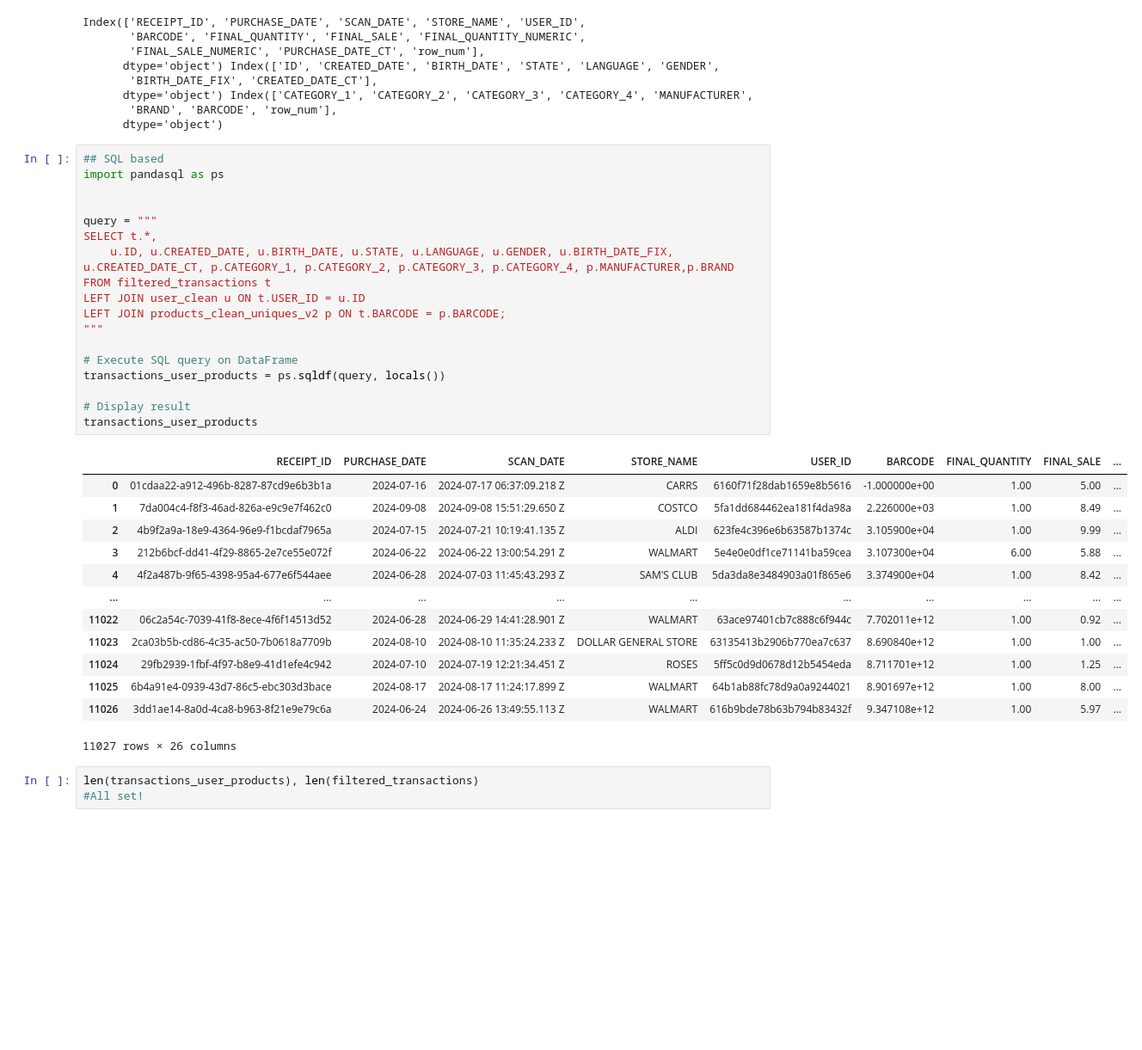
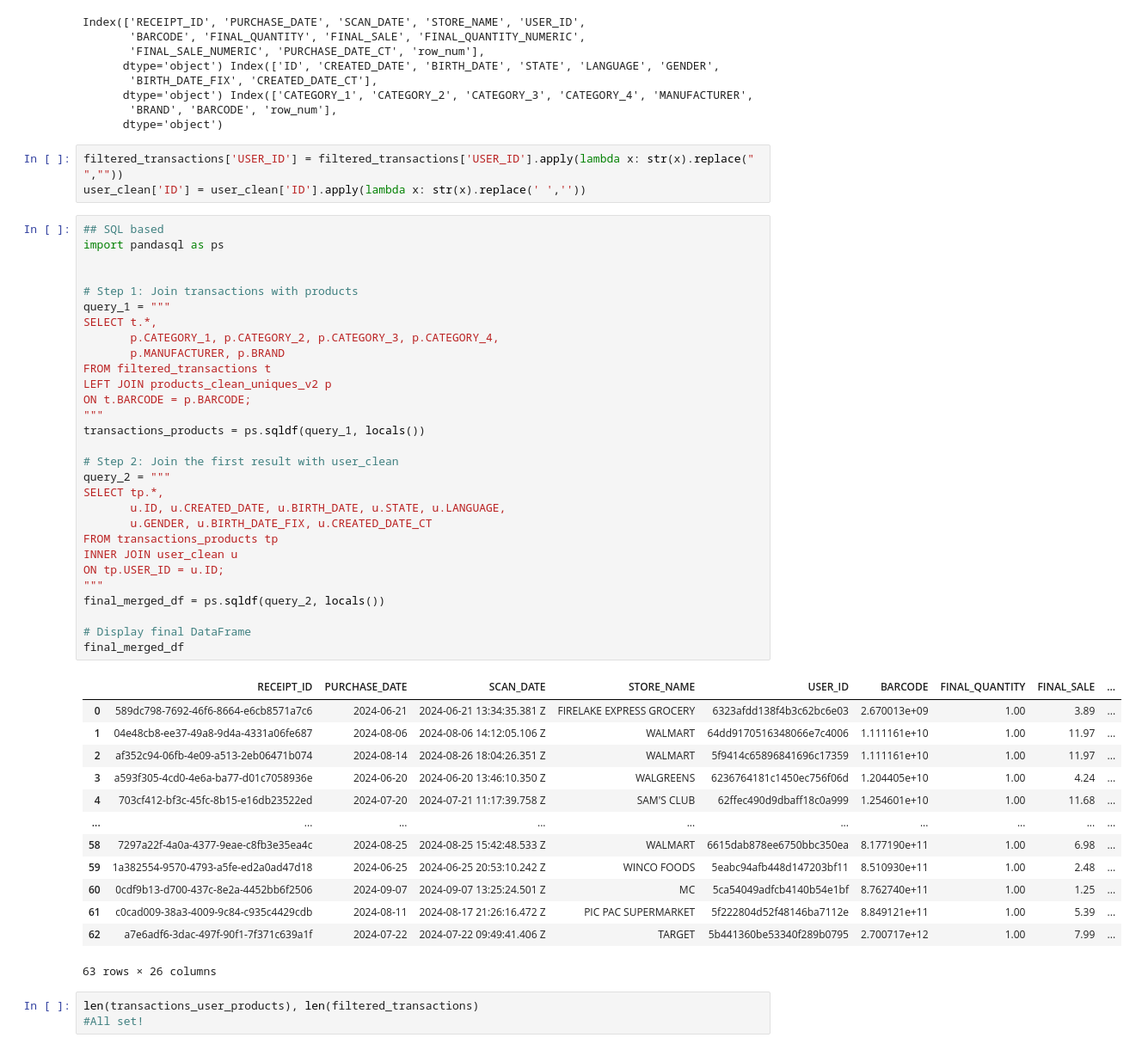
Before and after one commit to mariaob1201/FETCH-challenge, a Jupyter notebook: 2_processing/eda.ipynb, the cells around one changed output. Shown: that part at 86% size. Drawn from its saved outputs; the diff is of its cells as text; blank space fills up the shorter version.

```diff
--- a/2_processing/eda.ipynb
+++ b/2_processing/eda.ipynb
@@ -787,38 +787,52 @@ Index(['RECEIPT_ID', 'PURCHASE_DATE', 'SCAN_DATE', 'STORE_NAME', 'USER_ID',
       dtype='object') Index(['CATEGORY_1', 'CATEGORY_2', 'CATEGORY_3', 'CATEGORY_4', 'MANUFACTURER',
        'BRAND', 'BARCODE', 'row_num'],
       dtype='object')
+# %%
+filtered_transactions['USER_ID'] = filtered_transactions['USER_ID'].apply(lambda x: str(x).replace(" ",""))
+user_clean['ID'] = user_clean['ID'].apply(lambda x: str(x).replace(' ',''))
 # %%
 ## SQL based
 import pandasql as ps
 
 
-query = """
+# Step 1: Join transactions with products
+query_1 = """
 SELECT t.*,
-    u.ID, u.CREATED_DATE, u.BIRTH_DATE, u.STATE, u.LANGUAGE, u.GENDER, u.BIRTH_DATE_FIX, u.CREATED_DATE_CT, p.CATEGORY_1, p.CATEGORY_2, p.CATEGORY_3, p.CATEGORY_4, p.MANUFACTURER,p.BRAND
+       p.CATEGORY_1, p.CATEGORY_2, p.CATEGORY_3, p.CATEGORY_4,
+       p.MANUFACTURER, p.BRAND
 FROM filtered_transactions t
-LEFT JOIN user_clean u ON t.USER_ID = u.ID
-LEFT JOIN products_clean_uniques_v2 p ON t.BARCODE = p.BARCODE;
+LEFT JOIN products_clean_uniques_v2 p
+ON t.BARCODE = p.BARCODE;
 """
+transactions_products = ps.sqldf(query_1, locals())
 
-# Execute SQL query on DataFrame
-transactions_user_products = ps.sqldf(query, locals())
+# Step 2: Join the first result with user_clean
+query_2 = """
+SELECT tp.*,
+       u.ID, u.CREATED_DATE, u.BIRTH_DATE, u.STATE, u.LANGUAGE,
+       u.GENDER, u.BIRTH_DATE_FIX, u.CREATED_DATE_CT
+FROM transactions_products tp
+INNER JOIN user_clean u
+ON tp.USER_ID = u.ID;
+"""
+final_merged_df = ps.sqldf(query_2, locals())
 
-# Display result
-transactions_user_products
+# Display final DataFrame
+final_merged_df
 # %% [output]
 |  | RECEIPT_ID | PURCHASE_DATE | SCAN_DATE | STORE_NAME | USER_ID | BARCODE | FINAL_QUANTITY | FINAL_SALE | ... |
-| 0 | 01cdaa22-a912-496b-8287-87cd9e6b3b1a | 2024-07-16 | 2024-07-17 06:37:09.218 Z | CARRS | 6160f71f28dab1659e8b5616 | -1.000000e+00 | 1.00 | 5.00 | ... |
-| 1 | 7da004c4-f8f3-46ad-826a-e9c9e7f462c0 | 2024-09-08 | 2024-09-08 15:51:29.650 Z | COSTCO | 5fa1dd684462ea181f4da98a | 2.226000e+03 | 1.00 | 8.49 | ... |
-| 2 | 4b9f2a9a-18e9-4364-96e9-f1bcdaf7965a | 2024-07-15 | 2024-07-21 10:19:41.135 Z | ALDI | 623fe4c396e6b63587b1374c | 3.105900e+04 | 1.00 | 9.99 | ... |
-| 3 | 212b6bcf-dd41-4f29-8865-2e7ce55e072f | 2024-06-22 | 2024-06-22 13:00:54.291 Z | WALMART | 5e4e0e0df1ce71141ba59cea | 3.107300e+04 | 6.00 | 5.88 | ... |
-| 4 | 4f2a487b-9f65-4398-95a4-677e6f544aee | 2024-06-28 | 2024-07-03 11:45:43.293 Z | SAM'S CLUB | 5da3da8e3484903a01f865e6 | 3.374900e+04 | 1.00 | 8.42 | ... |
+| 0 | 589dc798-7692-46f6-8664-e6cb8571a7c6 | 2024-06-21 | 2024-06-21 13:34:35.381 Z | FIRELAKE EXPRESS GROCERY | 6323afdd138f4b3c62bc6e03 | 2.670013e+09 | 1.00 | 3.89 | ... |
+| 1 | 04e48cb8-ee37-49a8-9d4a-4331a06fe687 | 2024-08-06 | 2024-08-06 14:12:05.106 Z | WALMART | 64dd9170516348066e7c4006 | 1.111161e+10 | 1.00 | 11.97 | ... |
+| 2 | af352c94-06fb-4e09-a513-2eb06471b074 | 2024-08-14 | 2024-08-26 18:04:26.351 Z | WALMART | 5f9414c65896841696c17359 | 1.111161e+10 | 1.00 | 11.97 | ... |
+| 3 | a593f305-4cd0-4e6a-ba77-d01c7058936e | 2024-06-20 | 2024-06-20 13:46:10.350 Z | WALGREENS | 6236764181c1450ec756f06d | 1.204405e+10 | 1.00 | 4.24 | ... |
+| 4 | 703cf412-bf3c-45fc-8b15-e16db23522ed | 2024-07-20 | 2024-07-21 11:17:39.758 Z | SAM'S CLUB | 62ffec490d9dbaff18c0a999 | 1.254601e+10 | 1.00 | 11.68 | ... |
 | ... | ... | ... | ... | ... | ... | ... | ... | ... | ... |
-| 11022 | 06c2a54c-7039-41f8-8ece-4f6f14513d52 | 2024-06-28 | 2024-06-29 14:41:28.901 Z | WALMART | 63ace97401cb7c888c6f944c | 7.702011e+12 | 1.00 | 0.92 | ... |
-| 11023 | 2ca03b5b-cd86-4c35-ac50-7b0618a7709b | 2024-08-10 | 2024-08-10 11:35:24.233 Z | DOLLAR GENERAL STORE | 63135413b2906b770ea7c637 | 8.690840e+12 | 1.00 | 1.00 | ... |
-| 11024 | 29fb2939-1fbf-4f97-b8e9-41d1efe4c942 | 2024-07-10 | 2024-07-19 12:21:34.451 Z | ROSES | 5ff5c0d9d0678d12b5454eda | 8.711701e+12 | 1.00 | 1.25 | ... |
-| 11025 | 6b4a91e4-0939-43d7-86c5-ebc303d3bace | 2024-08-17 | 2024-08-17 11:24:17.899 Z | WALMART | 64b1ab88fc78d9a0a9244021 | 8.901697e+12 | 1.00 | 8.00 | ... |
-| 11026 | 3dd1ae14-8a0d-4ca8-b963-8f21e9e79c6a | 2024-06-24 | 2024-06-26 13:49:55.113 Z | WALMART | 616b9bde78b63b794b83432f | 9.347108e+12 | 1.00 | 5.97 | ... |
+| 58 | 7297a22f-4a0a-4377-9eae-c8fb3e35ea4c | 2024-08-25 | 2024-08-25 15:42:48.533 Z | WALMART | 6615dab878ee6750bbc350ea | 8.177190e+11 | 1.00 | 6.98 | ... |
+| 59 | 1a382554-9570-4793-a5fe-ed2a0ad47d18 | 2024-06-25 | 2024-06-25 20:53:10.242 Z | WINCO FOODS | 5eabc94afb448d147203bf11 | 8.510930e+11 | 1.00 | 2.48 | ... |
+| 60 | 0cdf9b13-d700-437c-8e2a-4452bb6f2506 | 2024-09-07 | 2024-09-07 13:25:24.501 Z | MC | 5ca54049adfcb4140b54e1bf | 8.762740e+11 | 1.00 | 1.25 | ... |
+| 61 | c0cad009-38a3-4009-9c84-c935c4429cdb | 2024-08-11 | 2024-08-17 21:26:16.472 Z | PIC PAC SUPERMARKET | 5f222804d52f48146ba7112e | 8.849121e+11 | 1.00 | 5.39 | ... |
+| 62 | a7e6adf6-3dac-497f-90f1-7f371c639a1f | 2024-07-22 | 2024-07-22 09:49:41.406 Z | TARGET | 5b441360be53340f289b0795 | 2.700717e+12 | 1.00 | 7.99 | ... |
-11027 rows × 26 columns
+63 rows × 26 columns
 # %%
 len(transactions_user_products), len(filtered_transactions)
 #All set!
```
Also changed, not shown: parts of 7 cells of this notebook, 2 other files.
